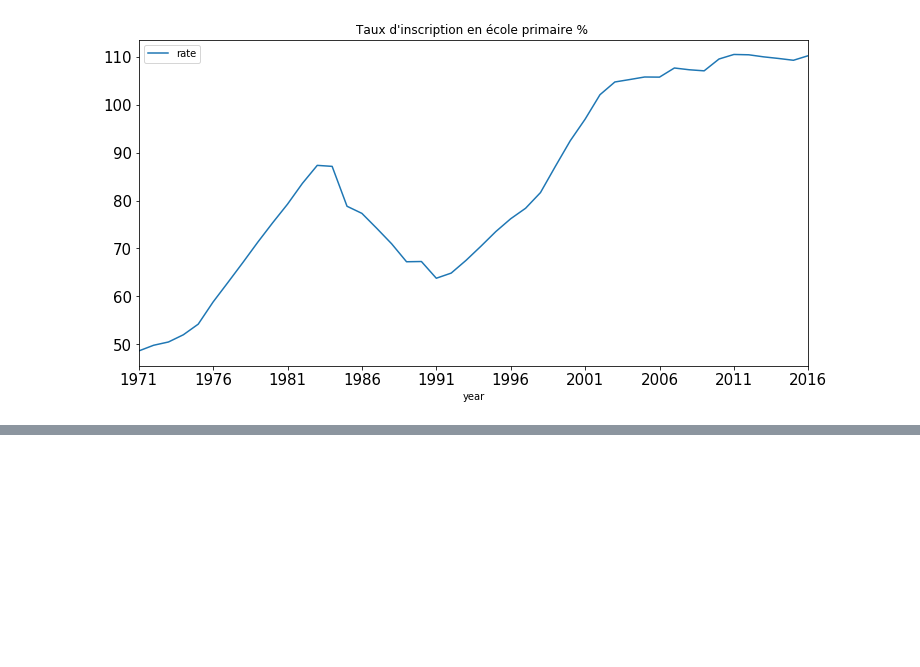
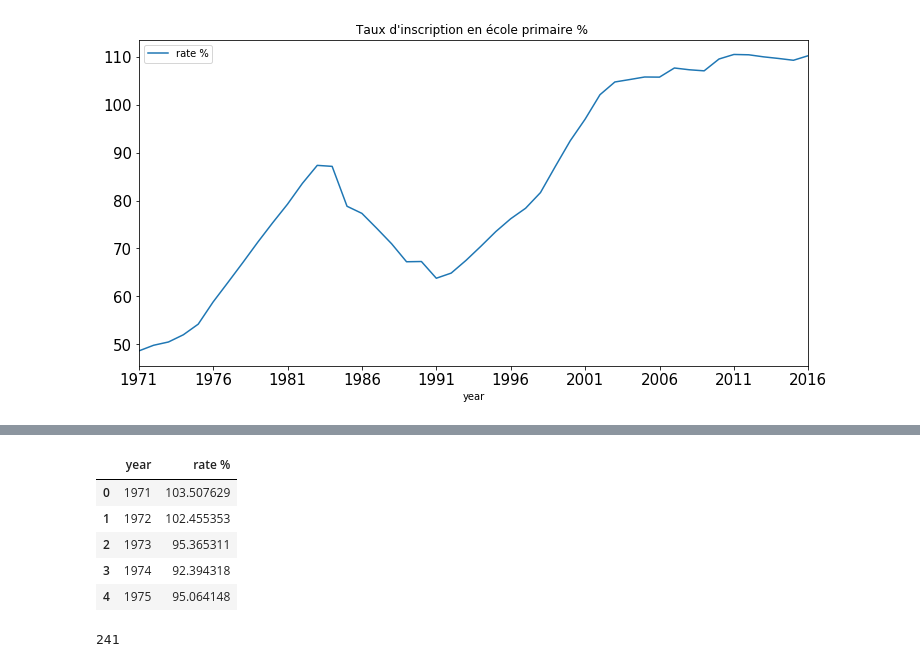
Before and after one commit to chikoungoun/Stats-Maroc, a Jupyter notebook: taux_inscription.ipynb, the cells around one changed output, grey strips where cells are left out. Saved outputs shown, nothing was run; the diff lists cells and outputs as text; code cells hidden in the pictures; blank space fills up the shorter version.

```diff
--- a/taux_inscription.ipynb
+++ b/taux_inscription.ipynb
@@ -6,0 +14,20 @@ import matplotlib.pyplot as plt
+# %%
+""" Fonction pour extraire un pays en dataframe selon le nom """
+def choisir_pays(x,f):
+    """ x : nom du pays
+        frame : le data frame cible
+    """
+    d = f[f['Country Name'] == x]
+    #retirer les colonnes inutiles
+    d.drop(['Country Name','Country Code','Indicator Name','Indicator Code'],axis=1,inplace=True)
+    dt = d.transpose()
+    print(dt.head())
+
+    #supprimer les Nan
+    dt.dropna(inplace=True)
+    #actualiser les index
+    dt.reset_index(inplace=True)
+
+    #renommer les colonnes
+    dt.rename(columns={'index':'year',dt.columns.values[1]:'rate %'},inplace=True)
+    return dt
@@ -96,0 +126,2 @@ mar_ser.plot.line(x='year',figsize=(12,6),fontsize=15,title="Taux d'inscription
+# %%
+tunisie = choisir_pays('Tunisie',df)
@@ -96,0 +138,13 @@ mar_ser.plot.line(x='year',figsize=(12,6),fontsize=15,title="Taux d'inscription
+# %%
+tunisie.head()
+# %% [output]
+|  | year | rate % |
+| 0 | 1971 | 103.507629 |
+| 1 | 1972 | 102.455353 |
+| 2 | 1973 | 95.365311 |
+| 3 | 1974 | 92.394318 |
+| 4 | 1975 | 95.064148 |
+# %%
+tunisie.columns.values[1]
+# %% [output]
+241
```
Also changed, not shown: parts of 24 cells of this notebook.
